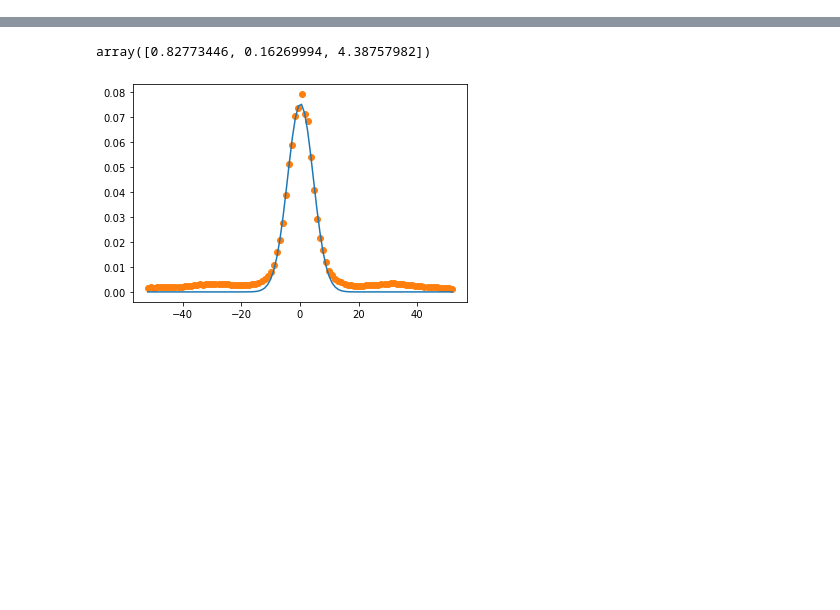
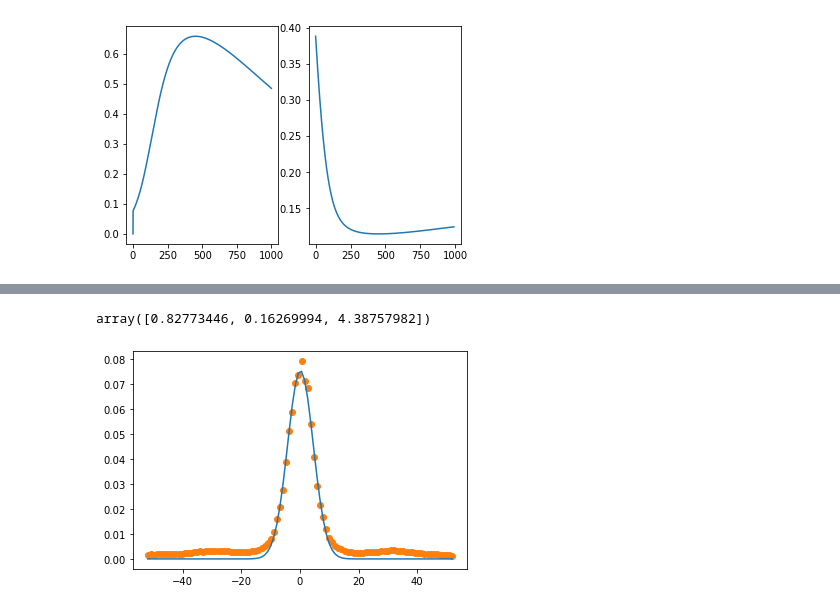
Before and after one commit to SiFi-CC/G4Simulation, a Jupyter notebook: scripts/reco.ipynb, the cells around one changed output, grey strips where cells are left out. Cells and saved outputs as stored; diff of their text form; code cells hidden in the pictures; blank space fills up the shorter version.

```diff
--- a/scripts/reco.ipynb
+++ b/scripts/reco.ipynb
@@ -7,7 +7,7 @@ import matplotlib.pyplot as plt
 from tqdm import tqdm
 import root_aux as raux
 # %%
-simfile = "./simline320_270_76fib_8lay_n1e7_nowallpetCUT93_mask467_210mm_20thick_0_0_30_3.root"
+simfile = "../../build/simline320_270_76fib_8lay_n1e7_nowallpetCUT93_mask467_210mm_20thick_0_0_30_3.root"
 simdata, source = raux.get_histo(simfile, ["energyDeposits", "sourceHist"])
 source_row = source.vals.reshape(-1)
 sim_vals_row = simdata.vals.reshape(-1)
@@ -20,0 +21,2 @@ image = raux.reco(matrixH, sim_vals_row, 500, reco=image)
+# %%
+mse, uqi, _ = raux.mse_uqi_set(image[1:], source_row)
@@ -21 +36,10 @@ image = raux.reco(matrixH, sim_vals_row, 500, reco=image)
+# %%
+plt.subplot(121)
+plt.plot(uqi[:])
+plt.subplot(122)
+plt.plot(mse[10:])
+plt.show()
+# plt.yscale('log')
+# %% [output]
+[figure, added]
 # %%
```
Also changed, not shown: parts of 9 cells of this notebook, 1 other file.
